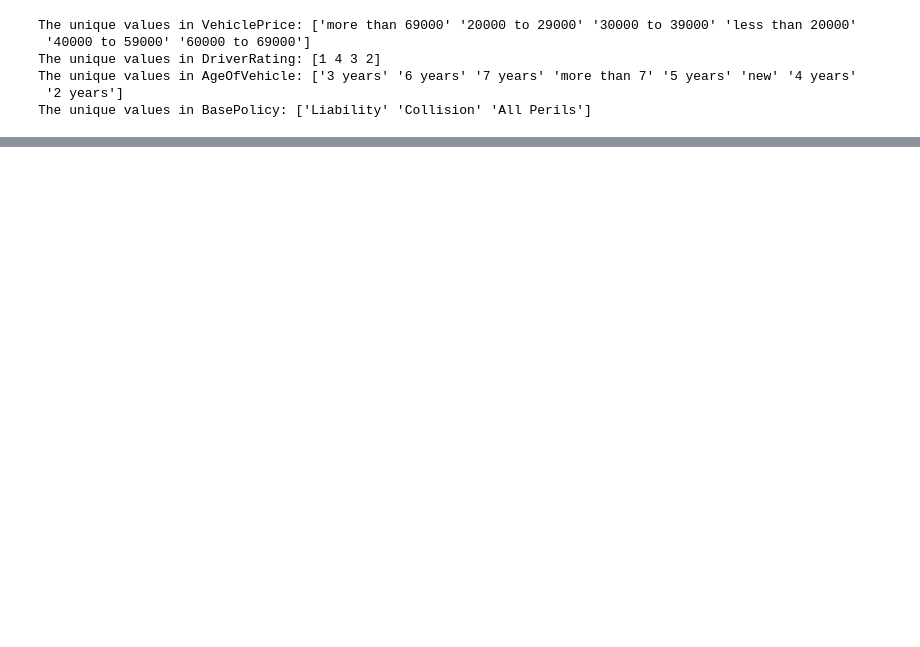
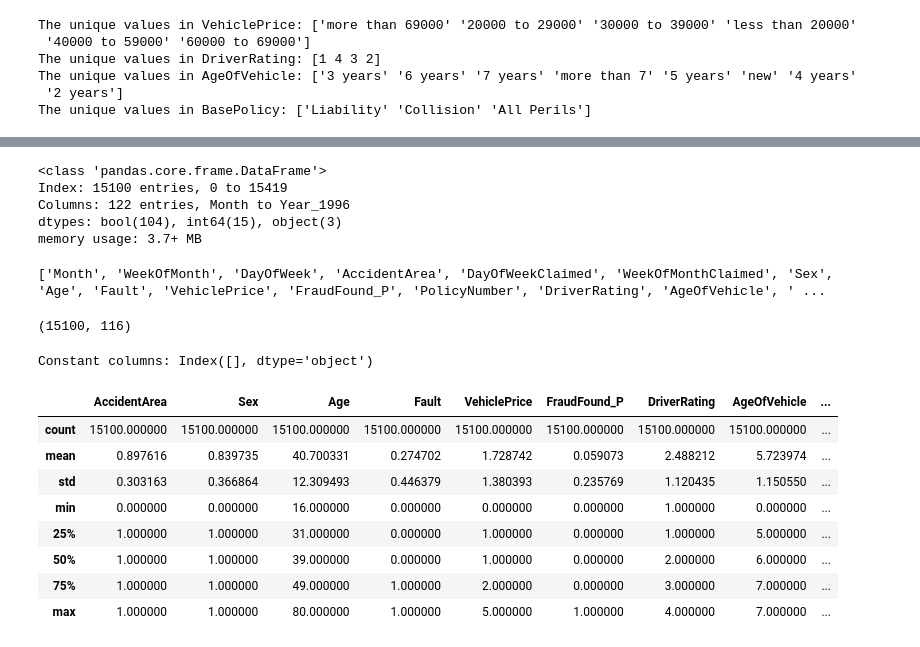
Before and after one commit to tpenha05/RegulaAI_back, a Jupyter notebook: exp_analysis.ipynb, the cells around one changed output, grey strips where cells are left out. Cells and saved outputs as stored; diff of their text form; code cells hidden in the pictures; blank space fills up the shorter version.

```diff
--- a/exp_analysis.ipynb
+++ b/exp_analysis.ipynb
@@ -228,0 +312,3 @@ The unique values in BasePolicy: ['Liability' 'Collision' 'All Perils']
+# %%
+df_clean2 = df_clean.copy()
+df_clean2.info()
@@ -228,0 +333,3 @@ The unique values in BasePolicy: ['Liability' 'Collision' 'All Perils']
+# %%
+df_clean2 = df_clean2[df_clean2['Age'] != 0]
+df_clean2 = df_clean2[df_clean2['AgeOfPolicyHolder'] != 0]
@@ -228,0 +338,55 @@ The unique values in BasePolicy: ['Liability' 'Collision' 'All Perils']
+# %%
+onehot_cols = [
+    'Make',
+    'MonthClaimed',
+    'MaritalStatus',
+    'PolicyType',
+    'VehicleCategory',
+    'RepNumber',
+    'Deductible',
+    'Days_Policy_Accident',
+    'Days_Policy_Claim',
+    'PastNumberOfClaims',
+    'AgeOfPolicyHolder',
+    'NumberOfSuppliments',
+    'AddressChange_Claim',
+    'NumberOfCars',
+    'Year'
+]
+
+df_clean3 = pd.get_dummies(df_clean2, columns=onehot_cols)
+# %%
+df_clean3.info()
+# %% [output]
+<class 'pandas.core.frame.DataFrame'>
+Index: 15100 entries, 0 to 15419
+Columns: 122 entries, Month to Year_1996
+dtypes: bool(104), int64(15), object(3)
+memory usage: 3.7+ MB
+# %%
+print(df_clean3.columns.tolist())
+# %% [output]
+['Month', 'WeekOfMonth', 'DayOfWeek', 'AccidentArea', 'DayOfWeekClaimed', 'WeekOfMonthClaimed', 'Sex', 'Age', 'Fault', 'VehiclePrice', 'FraudFound_P', 'PolicyNumber', 'DriverRating', 'AgeOfVehicle', ' ...
+# %%
+useless_columns = ['Month', 'WeekOfMonth', 'DayOfWeek', 'DayOfWeekClaimed', 'WeekOfMonthClaimed', 'PolicyNumber']
+df_clean3.drop(columns=useless_columns, inplace=True)
+df_clean3.shape
+# %% [output]
+(15100, 116)
+# %%
+constant_columns = df_clean3.columns[df_clean3.nunique() <= 1]
+print("Constant columns:", constant_columns)
+# %% [output]
+Constant columns: Index([], dtype='object')
+# %%
+df_clean3.describe()
+# %% [output]
+|  | AccidentArea | Sex | Age | Fault | VehiclePrice | FraudFound_P | DriverRating | AgeOfVehicle | ... |
+| count | 15100.000000 | 15100.000000 | 15100.000000 | 15100.000000 | 15100.000000 | 15100.000000 | 15100.000000 | 15100.000000 | ... |
+| mean | 0.897616 | 0.839735 | 40.700331 | 0.274702 | 1.728742 | 0.059073 | 2.488212 | 5.723974 | ... |
+| std | 0.303163 | 0.366864 | 12.309493 | 0.446379 | 1.380393 | 0.235769 | 1.120435 | 1.150550 | ... |
+| min | 0.000000 | 0.000000 | 16.000000 | 0.000000 | 0.000000 | 0.000000 | 1.000000 | 0.000000 | ... |
+| 25% | 1.000000 | 1.000000 | 31.000000 | 0.000000 | 1.000000 | 0.000000 | 1.000000 | 5.000000 | ... |
+| 50% | 1.000000 | 1.000000 | 39.000000 | 0.000000 | 1.000000 | 0.000000 | 2.000000 | 6.000000 | ... |
+| 75% | 1.000000 | 1.000000 | 49.000000 | 1.000000 | 2.000000 | 0.000000 | 3.000000 | 7.000000 | ... |
+| max | 1.000000 | 1.000000 | 80.000000 | 1.000000 | 5.000000 | 1.000000 | 4.000000 | 7.000000 | ... |
```
Also changed, not shown: parts of 24 cells of this notebook.
